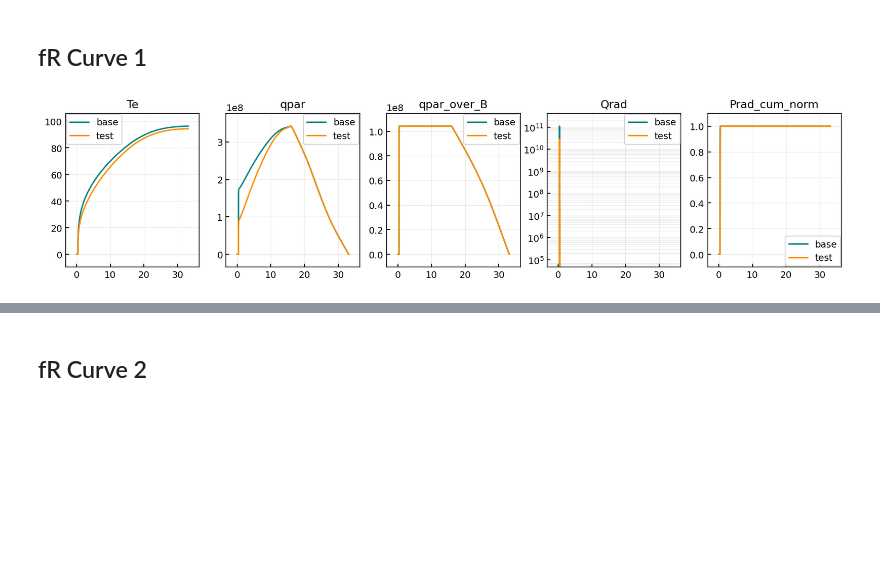
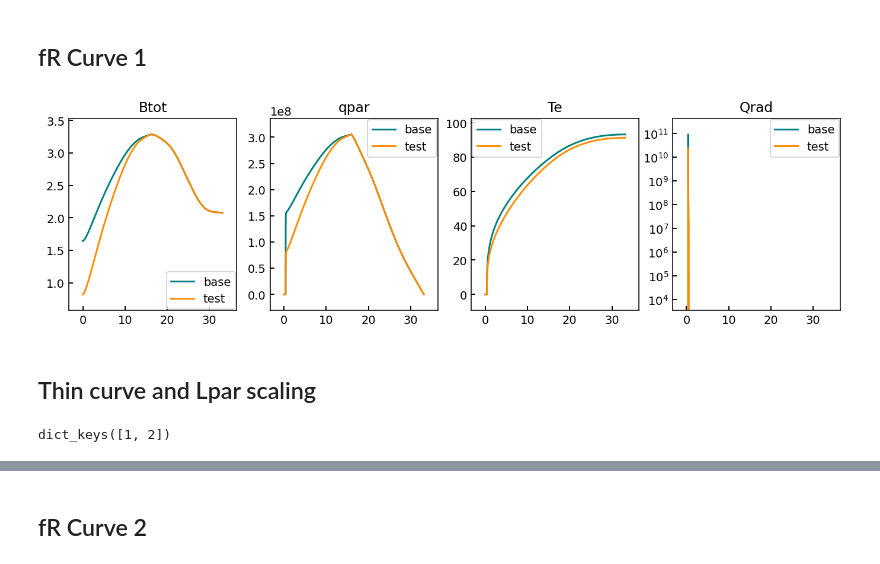
Before and after one commit to mikekryjak/notebooks, a Jupyter notebook: DLS/Paper/Wide radiation region analysis v3 WIP.ipynb, the cells around one changed output, grey strips where cells are left out. Cells and saved outputs as stored; diff of their text form; code cells hidden in the pictures; blank space fills up the shorter version.

```diff
--- a/DLS/Paper/Wide radiation region analysis v3 WIP.ipynb
+++ b/DLS/Paper/Wide radiation region analysis v3 WIP.ipynb
@@ -240,18 +228,14 @@ sepadd_select
 {'outer_lower': 2, 'inner_lower': 1}
 # %%
 curves["set_inner"] = {
-    "Curve 1" : lambda temp: LfuncArParametricTriShoulder(temp, x1 = 5, x2 = 15, height = 0),
-    "Curve 2" : curves["neTau"][1e20],
-    "Curve 3" : curves["neTau"][1e14],
+
+    "Thin" : lambda temp: LfuncArParametricTriShoulder(temp, x1 = 5, x2 = 15, height = 0),
+    "Argon\n(coronal)" : curves["Ar"][1e23],
+    "Argon" : curves["Ar"][netau],
+    # "Nitrogen 1e19" : curves["N"][netau],
+    "Neon" : curves["Ne"][netau],
     "SOLPS" : curves["extracted_inner"][sepadd_select["inner_lower"]],
-    # "neon" : LfuncKallenbach("Ne")
-    # "shoulder" : lambda temp: LfuncArParametricTriShoulder(temp, x1 = 23, x2 = 50, height = 0.27),
-    # "nitrogen" : lambda temp: LfuncKallenbach("N")(temp),
-    # "argon" : lambda temp: LfuncKallenbach("Ar")(temp),
-    # "neon" : lambda temp: LfuncKallenbach("Ne")(temp),
-
 }
-
 fig, ax = plt.subplots(figsize = (3,3))
 
 
@@ -514,9 +490,0 @@ print(f"{floc:.3f}")
-# %%
-region = "outer_lower"
-input = {
-    "qpllu0" : 3.42e8,
-    "Lfunc" : curves["set_outer"]["SOLPS"]
-}
-
-_, comp = run_DLS(input, eqb_alt[case][region][sepadd_select[region]], "auto", store_slc[case],  "density", region, sepadd_select[region], hflux_corr = 1)
-comp.plot(["Cumrad", "qpar", "Te", "Ne", "Ne_cz"], normalise_radiation = True, radiation_per_area = False)
@@ -539,11 +504,11 @@ for curve in curves["set_outer"].keys():
     comps_outer[study][curve] = {}
     store_outer[study][curve] = {}
 
-    input = dict(Lfunc = curves["set_outer"][curve])
+    input = dict(cooling_curve = curves["set_outer"][curve])
 
     for i in store_profiles["outer"][study].keys():
         print(f"Solving fR {i} ------")
-        out, comp = run_DLS(input, store_profiles["outer"]["fR"][i], "auto", store_slc[case],  "density", region, sepadd_select[region], hflux_corr = 1)
+        out, comp = run_DLS(input, store_profiles["outer"]["fR"][i], [0], store_slc[case],  "density", region, sepadd_select[region], hflux_corr = 1)
         comps_outer[study][curve][i] = comp
         store_outer[study][curve][i] = out
 
@@ -585,11 +547,11 @@ for curve in curves["set_outer"].keys():
     comps_outer[study][curve] = {}
     store_outer[study][curve] = {}
 
-    input = dict(Lfunc = curves["set_outer"][curve])
+    input = dict(cooling_curve = curves["set_outer"][curve])
 
     for i in store_profiles["outer"][study].keys():
         print(f"Solving {study} {i} ------")
-        out, comp = run_DLS(input, store_profiles["outer"][study][i], "auto", store_slc[case],  "density", region, sepadd_select[region], hflux_corr = 1)
+        out, comp = run_DLS(input, store_profiles["outer"][study][i], [0], store_slc[case],  "density", region, sepadd_select[region], hflux_corr = 1)
         comps_outer[study][curve][i] = comp
         store_outer[study][curve][i] = out
 
@@ -1148,17 +1228,23 @@ Index(['Qrad', 'Spar', 'Spol', 'Te', 'qpar', 'Btot', 'cz', 'Ne', 'Xpoint',
 # %%
 
 
 toplot = dict(
-    base = comps_outer["fR"]["Curve 1"][2].dls,
-    test = comps_outer["fR"]["Curve 1"][4].dls
+    base = comps_outer["fR"]["Thin"][2].dls,
+    test = comps_outer["fR"]["Thin"][4].dls
 )
-params = ["Te", "qpar","qpar_over_B",  "Qrad", "Prad_cum_norm"]
+params = ["Btot", "qpar", "Te", "Qrad"]
 
 xlims_zoom = (0.25, 0.75)
 # xlims = dict(Qrad = xlims_zoom, Prad_per_area_cum_norm = xlims_zoom, Prad_cum_norm = xlims_zoom)
 xlims = {}
 scales = dict(Qrad = "log")
 
 compare_dls(toplot, params, xlims = xlims, scales = scales)
 # %% [output]
-[figure, old version]
+[figure, new version]
+# %% [markdown]
+## Thin curve and Lpar scaling
+# %%
+comps_outer["Lc"]["Thin"].keys()
+# %% [output]
+dict_keys([1, 2])
```
Also changed, not shown: parts of 73 cells of this notebook, 16 other files.
